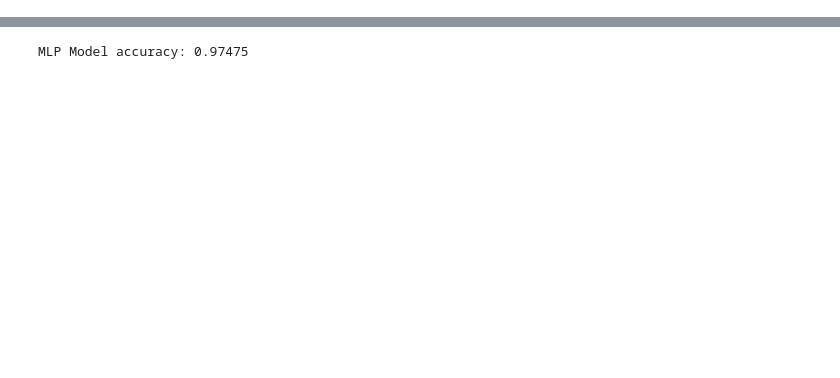
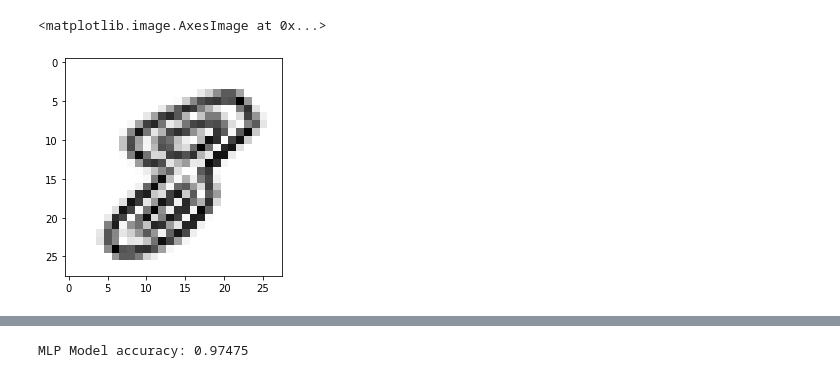
Before and after one commit to Masterfishy/HanDi-2, a Jupyter notebook: model/src/handi.ipynb, the cells around one changed output, grey strips where cells are left out. Saved outputs shown, nothing was run; the diff lists cells and outputs as text; code cells hidden in the pictures; blank space fills up the shorter version.

```diff
--- a/model/src/handi.ipynb
+++ b/model/src/handi.ipynb
@@ -20,0 +48,6 @@ test_data /= 255.0
+# %%
+hog_mag_img = hog_gradient_magnitudes(hog_horz_img, hog_vert_img)
+plt.imshow(hog_mag_img, cmap="Greys")
+# %% [output]
+<matplotlib.image.AxesImage at 0x...>
+[figure, added]
```
Also changed, not shown: parts of 12 cells of this notebook, 1 other file.
